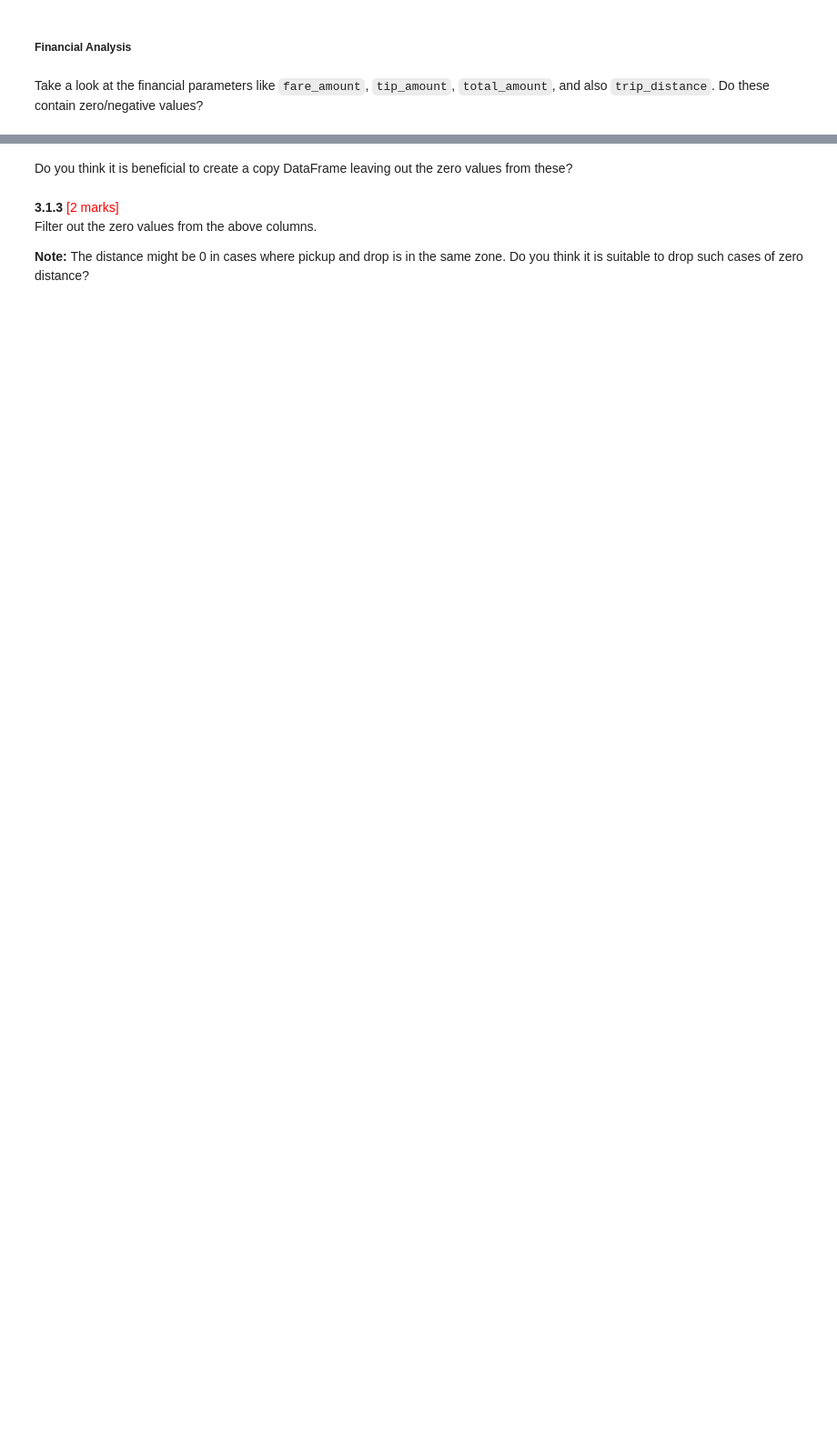
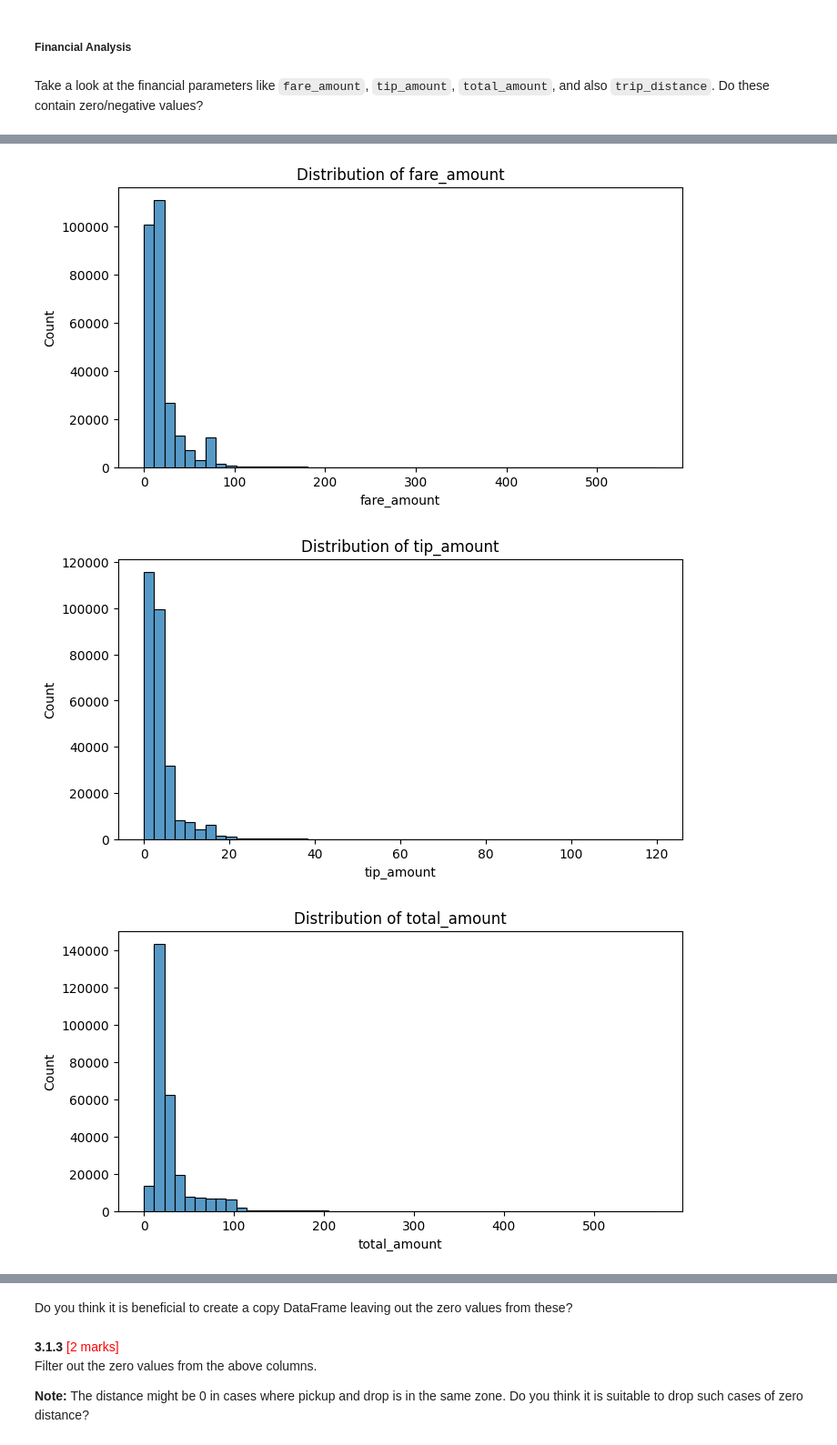
Before and after one commit to viswanathamveluri/epg-appliedai, a Jupyter notebook: assessment/EDA_Assg_NYC_Taxi_Starter.ipynb, the cells around one changed output, grey strips where cells are left out. Shown at 91% size. Drawn from its saved outputs; the diff is of its cells as text; code cells hidden in the pictures; blank space fills up the shorter version.

Commit message:
financial anaysis done

```diff
--- a/assessment/EDA_Assg_NYC_Taxi_Starter.ipynb
+++ b/assessment/EDA_Assg_NYC_Taxi_Starter.ipynb
@@ -1195,0 +1194,65 @@ Take a look at the financial parameters like `fare_amount`, `tip_amount`, `total
+# %%
+# Analyse the above parameters
+# =========================================================
+# Financial Analysis
+# Analyse fare_amount, tip_amount, total_amount and trip_distance
+# =========================================================
+
+
+financial_cols = [
+    'fare_amount',
+    'tip_amount',
+    'total_amount',
+    'trip_distance'
+]
+
+# checking zero and negative values
+
+for col in financial_cols:
+
+    zero_count = (df[col] == 0).sum()
+    negative_count = (df[col] < 0).sum()
+
+    print(f'\nColumn : {col}')
+    print(f'Zero values : {zero_count}')
+    print(f'Negative values : {negative_count}')
+
+# visualising distributions
+
+for col in financial_cols:
+
+    plt.figure(figsize=(8,4))
+
+    sns.histplot(df[col], bins=50)
+
+    plt.title(f'Distribution of {col}')
+
+    plt.show()
+
+# checking some rows with zero values
+
+df[
+    (df['fare_amount'] == 0) |
+    (df['trip_distance'] == 0)
+][financial_cols].head()
+
+
+# Note:
+# It may be useful to create a separate dataframe excluding
+# zero fare and zero distance trips for cleaner financial analysis
+
+financial_df = df[
+    (df['fare_amount'] > 0) &
+    (df['trip_distance'] > 0) &
+    (df['total_amount'] > 0)
+].copy()
+
+print(financial_df.shape)
+
+
+# quick comparison
+
+print('original dataset shape :', df.shape)
+
+print('financial analysis dataset shape :', financial_df.shape)
+# %% [output]
@@ -1195,0 +1274,3 @@ Take a look at the financial parameters like `fare_amount`, `tip_amount`, `total
+[figure, added]
+[figure, added]
+[figure, added]
```
Also changed, not shown: parts of 18 cells of this notebook.
